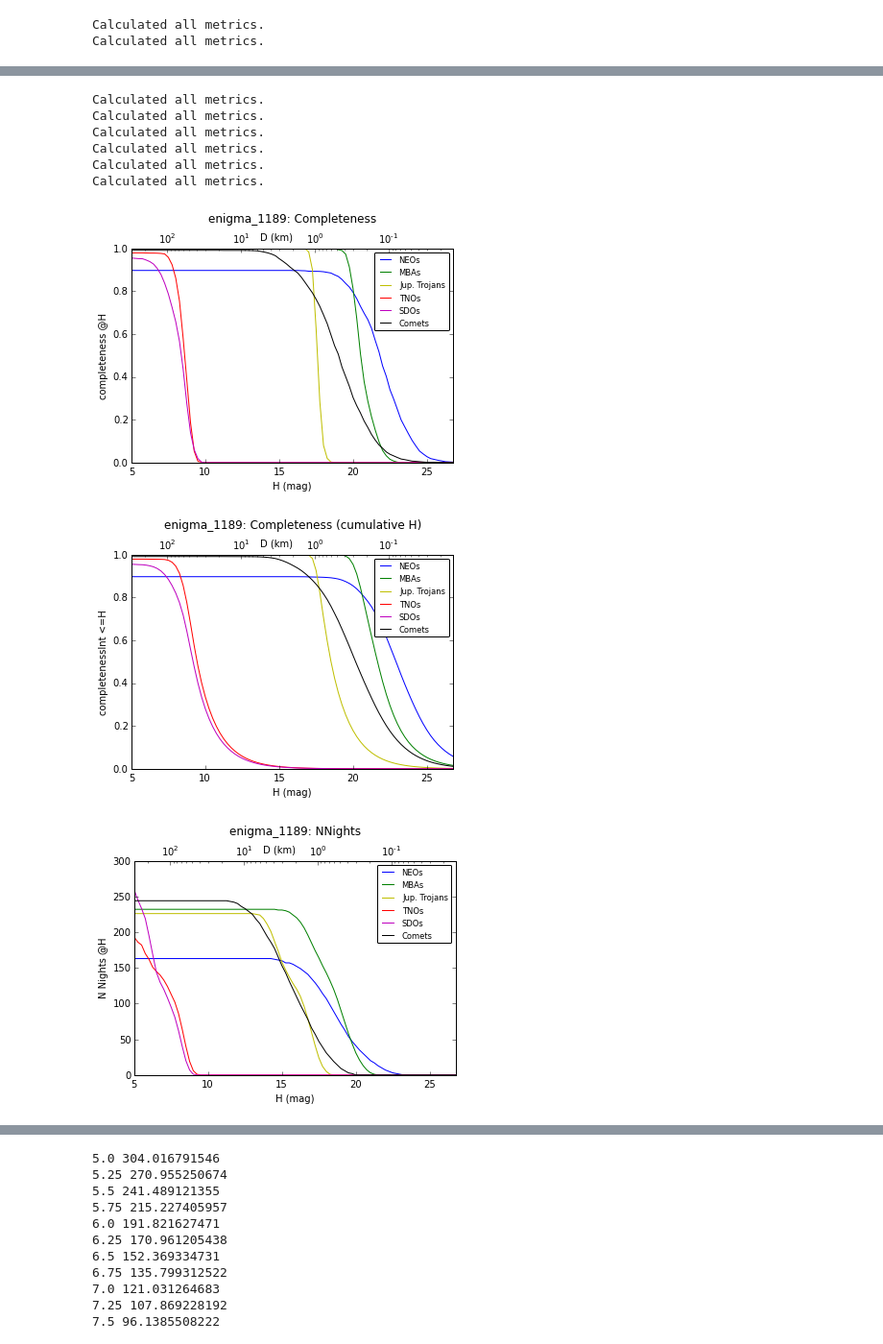
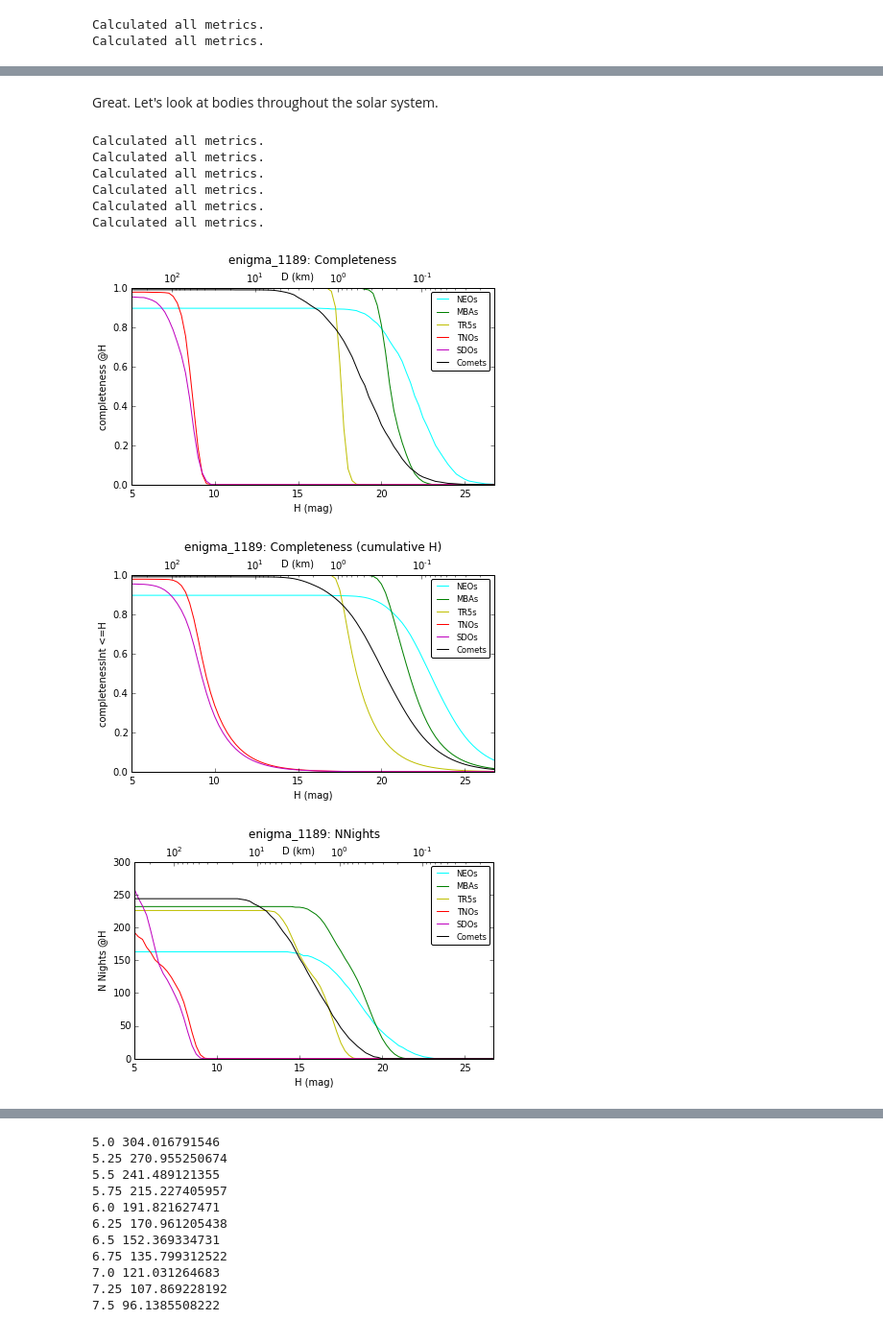
Before and after one commit to rhiannonlynne/MafSSO, a Jupyter notebook: SSO_Analysis.ipynb, the cells around one changed output, grey strips where cells are left out. Shown at 96% size. Saved outputs shown, nothing was run; the diff lists cells and outputs as text; code cells hidden in the pictures.

```diff
--- a/SSO_Analysis.ipynb
+++ b/SSO_Analysis.ipynb
@@ -19,7 +18,7 @@ slicers = {}
 objtypes = ['mba_10k', 'mba_2k']
 # %%
 obj = 'mba_2k'
-Hrange = np.arange(13, 27, 1)
+Hrange = np.arange(15, 26, 0.25)
 orbitfile = 'ssm_2k/mbas_2k.des'
 obsfile = 'ssm_2k/mbas_2k_allObs.txt'
 slicers[obj] = MoSlicer(orbitfile, Hrange=Hrange)
@@ -33,7 +32,7 @@ slicers[obj].readObs(obsfile)
 # %%
 runName = 'enigma_1189'
 # %%
-allBundles = {}
+mBundles = {}
 
 for obj in objtypes:
     mbundles = {}
@@ -41,31 +40,31 @@ for obj in objtypes:
     plotDict = {}
     pandasConstraint = None
     metadata = obj
-    metric = m.NObsMetric()
+    metric = moMetrics.NObsMetric()
     mbundles['NObs'] = mmb.MoMetricBundle(metric, slicer, pandasConstraint,
                                           runName=runName, metadata=metadata, plotDict=plotDict)
-    metric = m.DiscoveryChancesMetric()
+    metric = moMetrics.DiscoveryChancesMetric()
     mbundles['Discoveries'] = mmb.MoMetricBundle(metric, slicer, pandasConstraint,
                                    runName=runName, metadata=metadata, plotDict=plotDict)
 
-    metric = m.ObsArcMetric()
+    metric = moMetrics.ObsArcMetric()
     mbundles['Arclength'] = mmb.MoMetricBundle(metric, slicer, pandasConstraint,
                                               runName=runName, metadata=metadata, plotDict=plotDict)
-    metric = m.NNightsMetric()
+    metric = moMetrics.NNightsMetric()
     mbundles['NNights'] = mmb.MoMetricBundle(metric, slicer, pandasConstraint,
                                             runName=runName, metadata=metadata, plotDict=plotDict)
-    allBundles[obj] = mbundles
+    mBundles[obj] = mbundles
 # %%
 outDir = 'mba_comp'
 resultsDb = db.ResultsDb(outDir=outDir)
 for obj in objtypes:
-    mbg = mmb.MoMetricBundleGroup(allBundles[obj], outDir=outDir, resultsDb=resultsDb)
+    mbg = mmb.MoMetricBundleGroup(mBundles[obj], outDir=outDir, resultsDb=resultsDb)
     mbg.runAll()
-    discovery = allBundles[obj]['Discoveries']
+    discovery = mBundles[obj]['Discoveries']
     completeness = discovery.reduceMetric(discovery.metric.reduceFuncs['Completeness'])
-    allBundles[obj]['completeness'] = completeness
+    mBundles[obj]['completeness'] = completeness
     completenessInt = completeness.reduceMetric(completeness.metric.reduceFuncs['CumulativeH'])
-    allBundles[obj]['completenessInt'] = completenessInt
+    mBundles[obj]['completenessInt'] = completenessInt
 # %% [output]
 Calculated all metrics.
 Calculated all metrics.
@@ -99,3 +97,5 @@ allBundles['mba_10k']['completeness'].plot()
+# %% [markdown]
+Great. Let's look at bodies throughout the solar system.
 # %%
 # Go through all types of objects, with 2k results.
 moslicers = {}
@@ -160,28 +160,30 @@ Calculated all metrics.
 Calculated all metrics.
 # %%
 plotdicts = {}
-plotdicts['neos'] = {'color':'b', 'label':'NEOs'}
+plotdicts['neos'] = {'color':'cyan', 'label':'NEOs'}
 plotdicts['mbas'] = {'color':'g', 'label':'MBAs'}
-plotdicts['trojans'] = {'color':'y', 'label':'Jup. Trojans'}
+plotdicts['trojans'] = {'color':'y', 'label':'TR5s'}
 plotdicts['tnos'] = {'color':'r', 'label':'TNOs'}
 plotdicts['sdos'] = {'color':'m', 'label':'SDOs'}
 plotdicts['comets'] = {'color':'k', 'label':'Comets'}
 # %%
 reload(moPlots)
+objtypes = ['neos', 'mbas', 'trojans', 'tnos', 'sdos', 'comets']
+Hrange = np.arange(5, 27, 0.25)
 for mplot in allBundles['neos'].keys():
-    ph = plots.PlotHandler(outDir=outDir)
+    ph = plots.PlotHandler(outDir=outDir, figformat='png', thumbnail=False)
     plotFunc = moPlots.MetricVsH()
-    mbundles = []
+    bundles = []
     pds = []
     for obj in objtypes:
-        mbundles.append(allBundles[obj][mplot])
+        bundles.append(allBundles[obj][mplot])
         pds.append(plotdicts[obj])
-    ph.setMetricBundles(mbundles)
+    ph.setMetricBundles(bundles)
     ph.setPlotDicts(pds)
-    ylabel = '%s %s' %(mplot, mbundles[0].plotDict['units'])
+    ylabel = '%s %s' %(mplot, bundles[0].plotDict['units'])
     ph.plot(plotFunc=plotFunc, plotDicts={'npReduce':np.median, 'ylabel':ylabel, 'albedo':0.14,
                                          'xMin':Hrange[0], 'xMax':Hrange[-1]})
 # %% [output]
-[figure, old version]
+[figure, new version]
-[figure, old version]
+[figure, new version]
-[figure, old version]
+[figure, new version]
```
Also changed, not shown: parts of 25 cells of this notebook, 2 other files.
